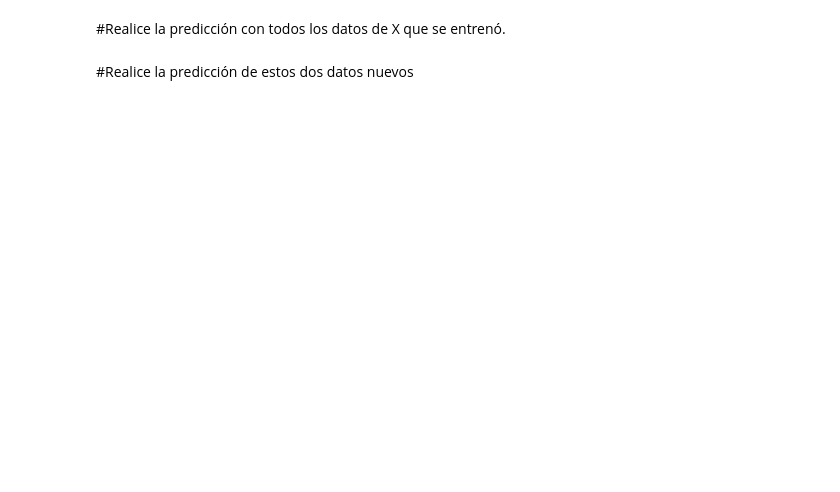
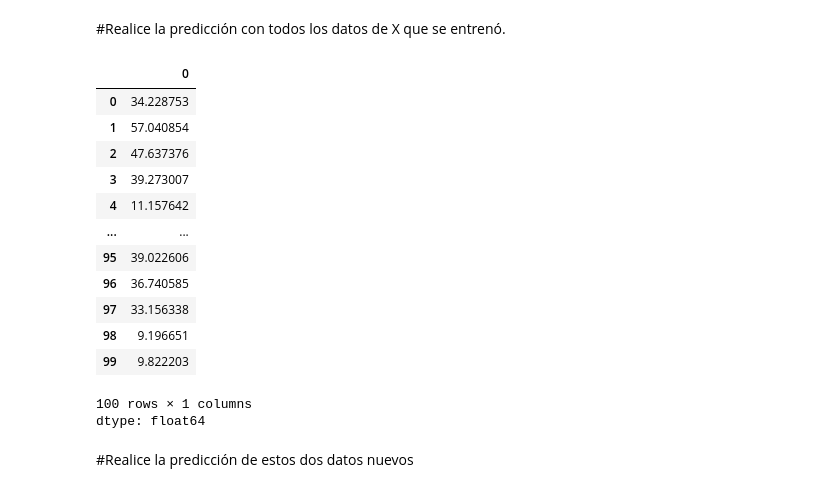
Before and after one commit to jgesc-05/clase-inteligencia-artificial, a Jupyter notebook: Quiz_Regresión_Lineal.ipynb, the cells around one changed output. Drawn from its saved outputs; the diff is of its cells as text; code cells hidden in the pictures; blank space fills up the shorter version.

```diff
--- a/Quiz_Regresión_Lineal.ipynb
+++ b/Quiz_Regresión_Lineal.ipynb
@@ -500,2 +504,6 @@ fig.show()
+# %%
+X = X.drop(columns=['X2'])
+# %%
+model1 = sm.OLS(y, X).fit()
 # %% [markdown]
 #Realice el analisis estadistico, bonda de ajuste y significancia del modelo
@@ -502,5 +538,22 @@ fig.show()
 # %% [markdown]
 #Realice la predicción con todos los datos de X que se entrenó.
+# %%
+model1.predict(X)
+# %% [output]
+|  | 0 |
+| 0 | 34.228753 |
+| 1 | 57.040854 |
+| 2 | 47.637376 |
+| 3 | 39.273007 |
+| 4 | 11.157642 |
+| ... | ... |
+| 95 | 39.022606 |
+| 96 | 36.740585 |
+| 97 | 33.156338 |
+| 98 | 9.196651 |
+| 99 | 9.822203 |
+100 rows × 1 columns
+dtype: float64
 # %% [markdown]
 #Realice la predicción de estos dos datos nuevos
 # %%
```
Also changed, not shown: parts of 29 cells of this notebook.
